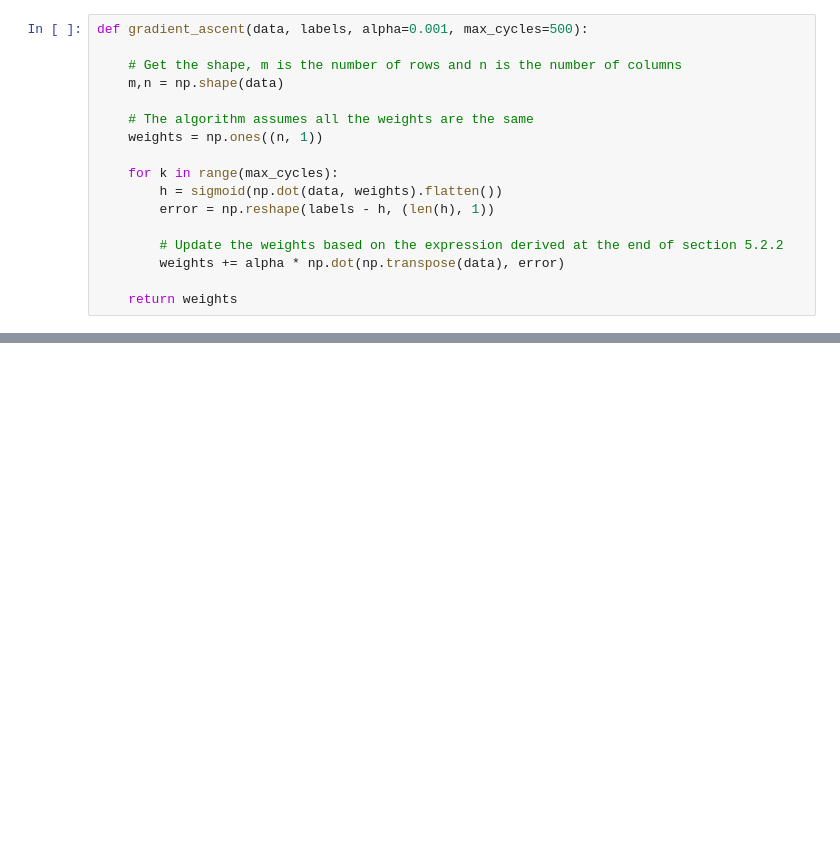
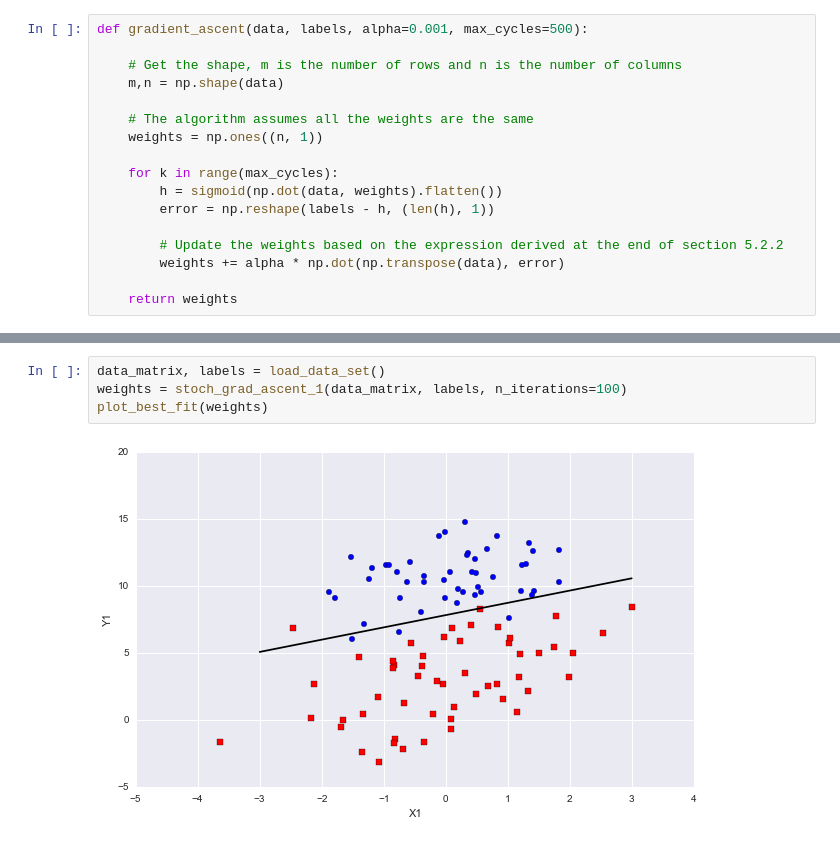
Before and after one commit to mgfernan/MLiA, a Jupyter notebook: ipynb/Chapter 5 - Logistic regression.ipynb, the cells around one changed output, grey strips where cells are left out. Saved outputs shown, nothing was run; the diff lists cells and outputs as text; blank space fills up the shorter version.

```diff
--- a/ipynb/Chapter 5 - Logistic regression.ipynb
+++ b/ipynb/Chapter 5 - Logistic regression.ipynb
@@ -235,0 +364,6 @@ array([[ 4.12414349],
+# %%
+data_matrix, labels = load_data_set()
+weights = stoch_grad_ascent_1(data_matrix, labels, n_iterations=100)
+plot_best_fit(weights)
+# %% [output]
+[figure, added]
```
Also changed, not shown: parts of 11 cells of this notebook.
